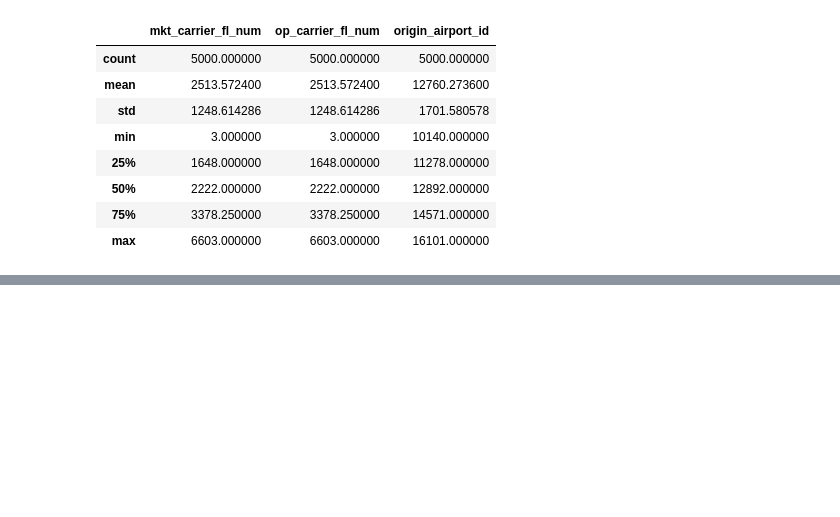
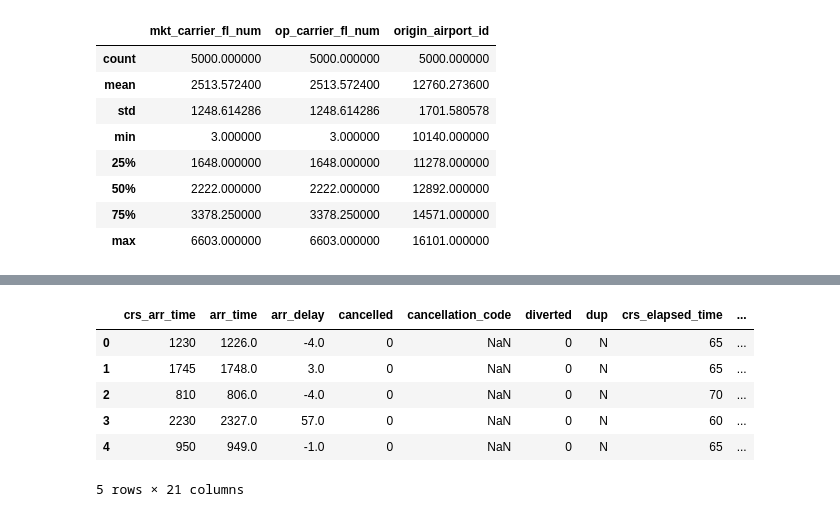
Before and after one commit to BRCanada/Flight-Delay-Prediction, a Jupyter notebook: Data_Prep_Notebook.ipynb, the cells around one changed output, grey strips where cells are left out. Cells and saved outputs as stored; diff of their text form; code cells hidden in the pictures; blank space fills up the shorter version.

```diff
--- a/Data_Prep_Notebook.ipynb
+++ b/Data_Prep_Notebook.ipynb
@@ -50,3 +97,13 @@ df2.describe()
+# %%
+df3.head()
+# %% [output]
+|  | crs_arr_time | arr_time | arr_delay | cancelled | cancellation_code | diverted | dup | crs_elapsed_time | ... |
+| 0 | 1230 | 1226.0 | -4.0 | 0 | NaN | 0 | N | 65 | ... |
+| 1 | 1745 | 1748.0 | 3.0 | 0 | NaN | 0 | N | 65 | ... |
+| 2 | 810 | 806.0 | -4.0 | 0 | NaN | 0 | N | 70 | ... |
+| 3 | 2230 | 2327.0 | 57.0 | 0 | NaN | 0 | N | 60 | ... |
+| 4 | 950 | 949.0 | -1.0 | 0 | NaN | 0 | N | 65 | ... |
+5 rows × 21 columns
 # %%
 df3.describe()
 # %% [output]
```
Also changed, not shown: parts of 6 cells of this notebook.
